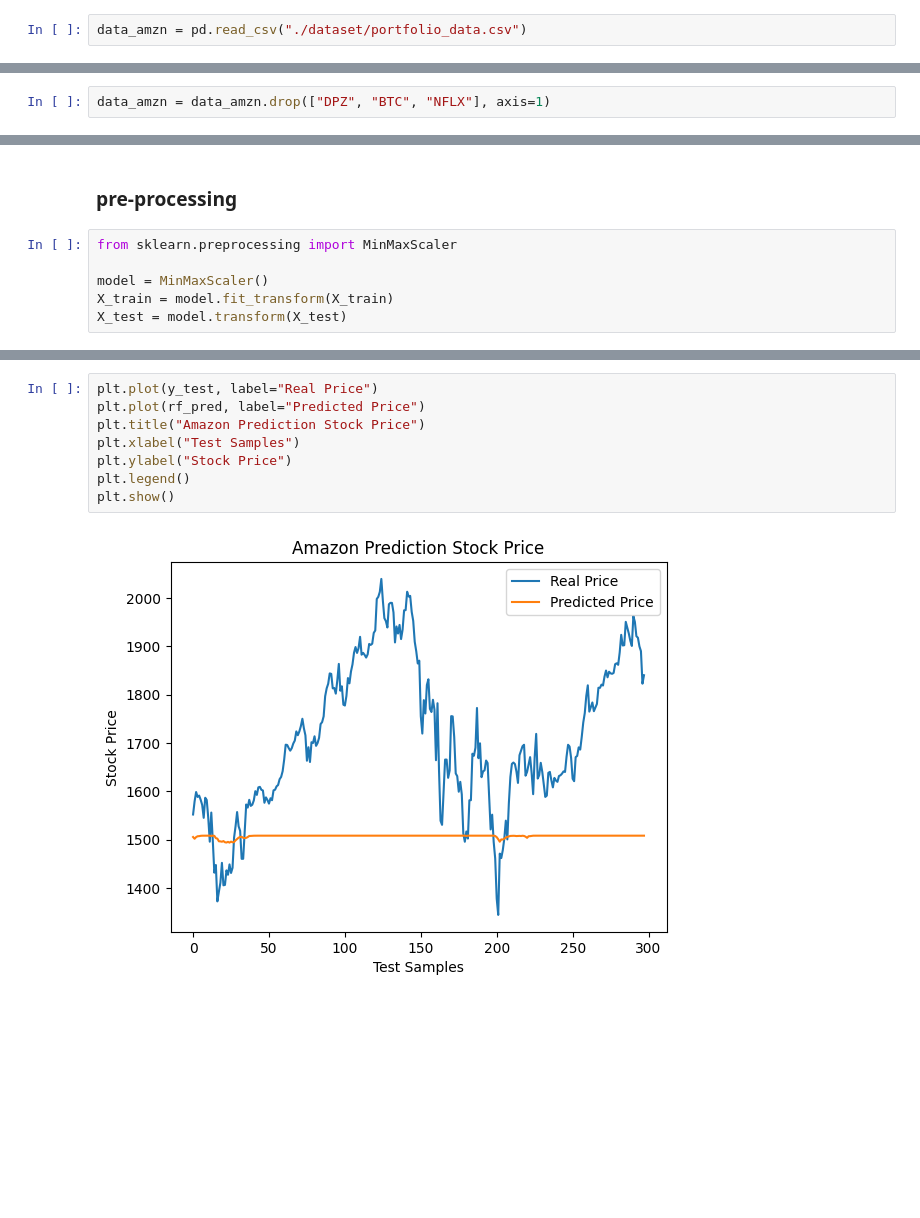
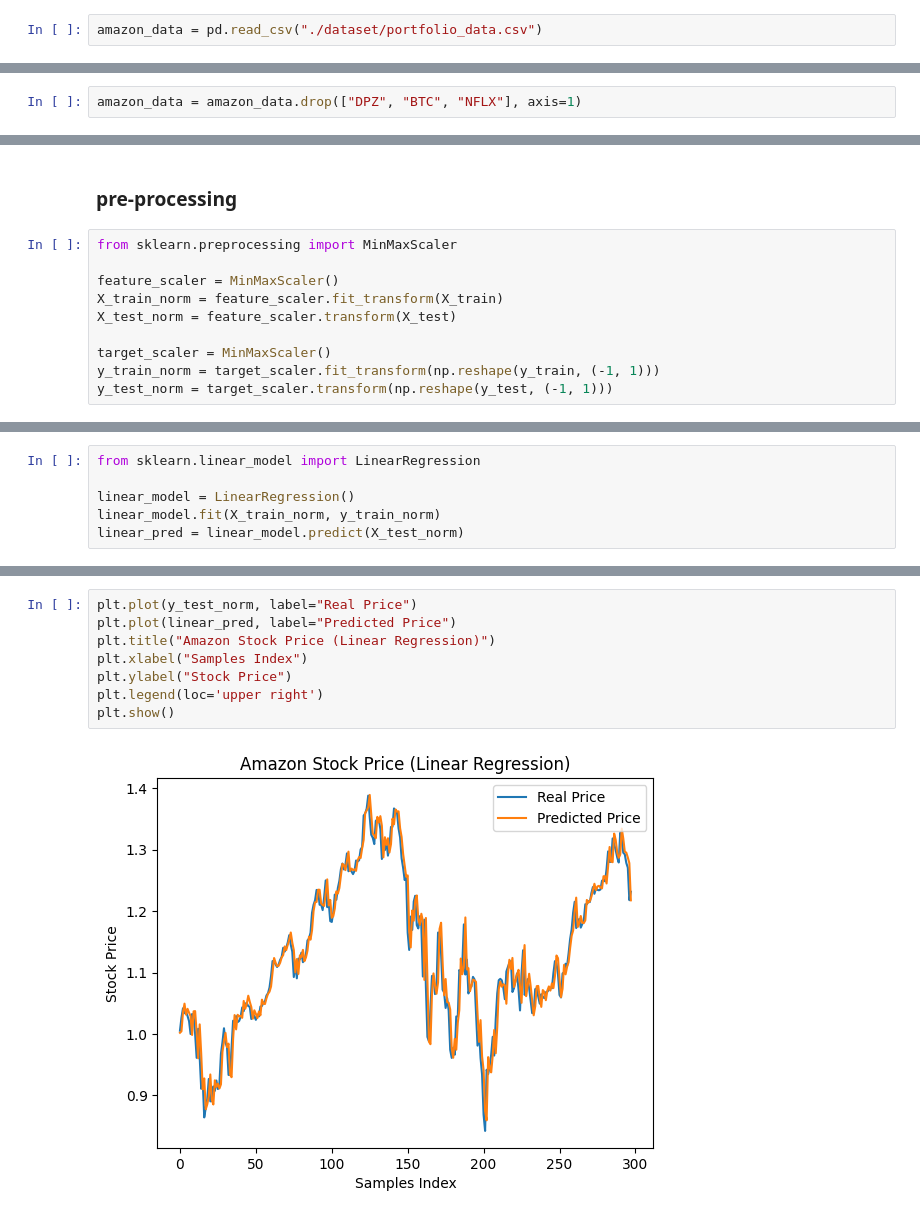
Before and after one commit to nilujafari/ML, a Jupyter notebook: deep_learning/stock_market_prediction/main_Amazon.ipynb, the cells around one changed output, grey strips where cells are left out. Cells and saved outputs as stored; diff of their text form; blank space fills up the shorter version.

```diff
--- a/deep_learning/stock_market_prediction/main_Amazon.ipynb
+++ b/deep_learning/stock_market_prediction/main_Amazon.ipynb
@@ -3,4 +3,4 @@ import pandas as pd
 import numpy as np
 import matplotlib.pyplot as plt
 # %%
-data_amzn = pd.read_csv("./dataset/portfolio_data.csv")
+amazon_data = pd.read_csv("./dataset/portfolio_data.csv")
@@ -11,3 +7,3 @@ Index(['Date', 'AMZN', 'DPZ', 'BTC', 'NFLX'], dtype='str')
 # %%
-data_amzn = data_amzn.drop(["DPZ", "BTC", "NFLX"], axis=1)
+amazon_data = amazon_data.drop(["DPZ", "BTC", "NFLX"], axis=1)
 # %%
@@ -119,6 +120,10 @@ y_train shape: (1192,) - y_test shape: (298,)
 # %%
 from sklearn.preprocessing import MinMaxScaler
 
-model = MinMaxScaler()
-X_train = model.fit_transform(X_train)
-X_test = model.transform(X_test)
+feature_scaler = MinMaxScaler()
+X_train_norm = feature_scaler.fit_transform(X_train)
+X_test_norm = feature_scaler.transform(X_test)
+
+target_scaler = MinMaxScaler()
+y_train_norm = target_scaler.fit_transform(np.reshape(y_train, (-1, 1)))
+y_test_norm = target_scaler.transform(np.reshape(y_test, (-1, 1)))
@@ -158,0 +140,6 @@ Next day Prediction(RF): [1508.01856666]
+# %%
+from sklearn.linear_model import LinearRegression
+
+linear_model = LinearRegression()
+linear_model.fit(X_train_norm, y_train_norm)
+linear_pred = linear_model.predict(X_test_norm)
@@ -159,11 +174,11 @@ Next day Prediction(RF): [1508.01856666]
 # %%
-plt.plot(y_test, label="Real Price")
-plt.plot(rf_pred, label="Predicted Price")
-plt.title("Amazon Prediction Stock Price")
-plt.xlabel("Test Samples")
+plt.plot(y_test_norm, label="Real Price")
+plt.plot(linear_pred, label="Predicted Price")
+plt.title("Amazon Stock Price (Linear Regression)")
+plt.xlabel("Samples Index")
 plt.ylabel("Stock Price")
-plt.legend()
+plt.legend(loc='upper right')
 plt.show()
 # %% [output]
-[figure, old version]
+[figure, new version]
 # %% [markdown]
```
Also changed, not shown: parts of 50 cells of this notebook, 2 other files.
